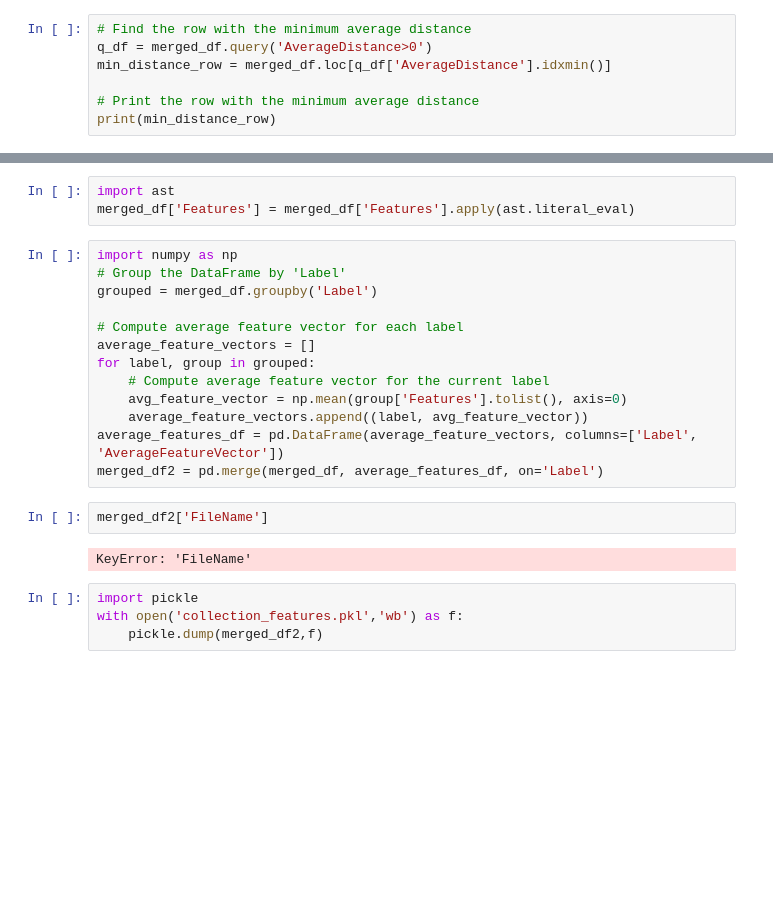
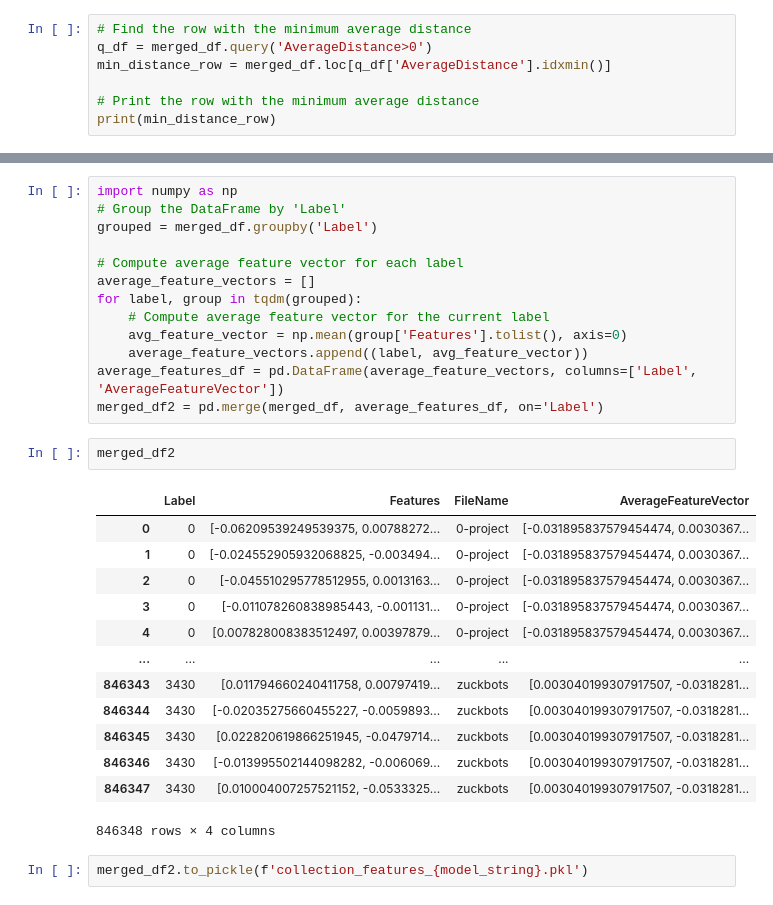
Before and after one commit to narunraman/nft_research, a Jupyter notebook: Dino/feature_extract_notebook.ipynb, the cells around one changed output, grey strips where cells are left out. Cells and saved outputs as stored; diff of their text form; blank space fills up the shorter version.

```diff
--- a/Dino/feature_extract_notebook.ipynb
+++ b/Dino/feature_extract_notebook.ipynb
@@ -193,6 +148,3 @@ merged_df2
-# %%
-import ast
-merged_df['Features'] = merged_df['Features'].apply(ast.literal_eval)
 # %%
 import numpy as np
 # Group the DataFrame by 'Label'
@@ -200,20 +152,30 @@ grouped = merged_df.groupby('Label')
 
 # Compute average feature vector for each label
 average_feature_vectors = []
-for label, group in grouped:
+for label, group in tqdm(grouped):
     # Compute average feature vector for the current label
     avg_feature_vector = np.mean(group['Features'].tolist(), axis=0)
     average_feature_vectors.append((label, avg_feature_vector))
 average_features_df = pd.DataFrame(average_feature_vectors, columns=['Label', 'AverageFeatureVector'])
 merged_df2 = pd.merge(merged_df, average_features_df, on='Label')
 # %%
-merged_df2['FileName']
+merged_df2
 # %% [output]
+|  | Label | Features | FileName | AverageFeatureVector |
+| 0 | 0 | [-0.06209539249539375, 0.00788272... | 0-project | [-0.031895837579454474, 0.0030367... |
+| 1 | 0 | [-0.024552905932068825, -0.003494... | 0-project | [-0.031895837579454474, 0.0030367... |
+| 2 | 0 | [-0.045510295778512955, 0.0013163... | 0-project | [-0.031895837579454474, 0.0030367... |
+| 3 | 0 | [-0.011078260838985443, -0.001131... | 0-project | [-0.031895837579454474, 0.0030367... |
+| 4 | 0 | [0.007828008383512497, 0.00397879... | 0-project | [-0.031895837579454474, 0.0030367... |
+| ... | ... | ... | ... | ... |
+| 846343 | 3430 | [0.011794660240411758, 0.00797419... | zuckbots | [0.003040199307917507, -0.0318281... |
+| 846344 | 3430 | [-0.02035275660455227, -0.0059893... | zuckbots | [0.003040199307917507, -0.0318281... |
+| 846345 | 3430 | [0.022820619866251945, -0.0479714... | zuckbots | [0.003040199307917507, -0.0318281... |
+| 846346 | 3430 | [-0.013995502144098282, -0.006069... | zuckbots | [0.003040199307917507, -0.0318281... |
+| 846347 | 3430 | [0.010004007257521152, -0.0533325... | zuckbots | [0.003040199307917507, -0.0318281... |
-KeyError: 'FileName'
+846348 rows × 4 columns
 # %%
-import pickle
-with open('collection_features.pkl','wb') as f:
-    pickle.dump(merged_df2,f)
+merged_df2.to_pickle(f'collection_features_{model_string}.pkl')
 # %%
 import itertools
 from scipy.spatial import distance
```
Also changed, not shown: parts of 27 cells of this notebook, 22 other files.
